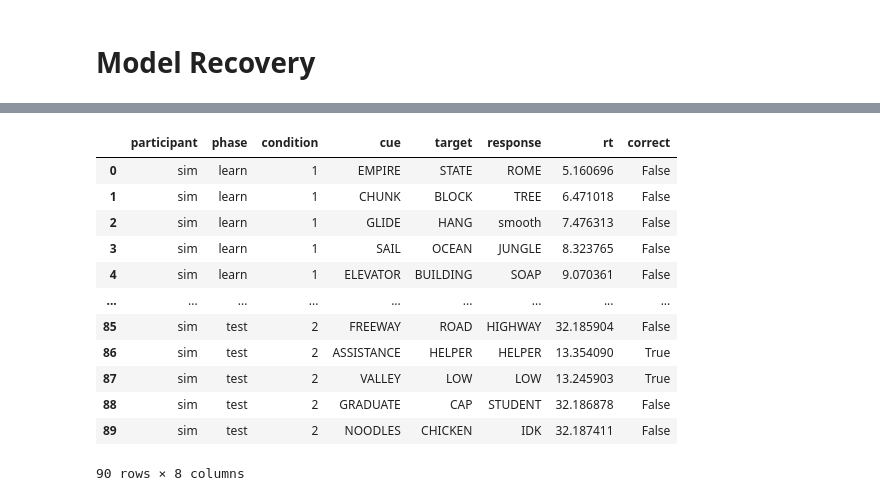
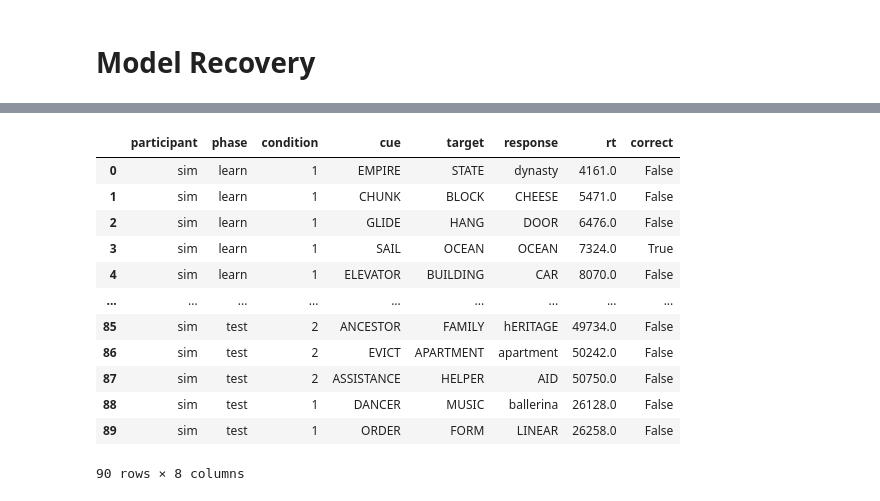
Before and after one commit to UWCCDL/Bridget, a Jupyter notebook: LLerror.ipynb, the cells around one changed output, grey strips where cells are left out. Cells and saved outputs as stored; diff of their text form; code cells hidden in the pictures.

Commit message:
get elab sim to work

```diff
--- a/LLerror.ipynb
+++ b/LLerror.ipynb
@@ -304,7 +304,6 @@ def rtProb(activation, s, ter, rt=None):
   rts = [responsetime((activation - x), ter) for x in noise]
   prob = dist.pdf(noise)
   rtprob = {rts[i]:prob[i]for i in range(len(noise))}
-  plt.plot(rts, prob)
   if rt:
     val = min(rtprob.keys(), key=lambda x: abs(x - (rt/1000)))
     return rtprob[val]
@@ -318,7 +316,7 @@ rtProb(3, 1, 1, rt = 5030)
 # %% [markdown]
 ## Elaborative Model
 # %%
-def LLelabRT(alldata, ppt, decay, temp, ter, mas = 1.6):
+def LLelabRT(alldata, decay, temp, ter, ppt='sim', mas = 1.6):
     """For each trial, calculate the probability of that response, sum the log likelihoods, and update the values"""
     data = alldata[alldata.participant == ppt]
 
@@ -393,7 +391,6 @@ def LLelabRT(alldata, ppt, decay, temp, ter, mas = 1.6):
       else:
         resp_activation = activation(DM[cue][response], time, decay)
 
-
       prob_rt = rtProb(resp_activation, temp, ter, rt=rt)
 
       # Sum up the LLs
@@ -731,6 +726,7 @@ def learning_phase(alldata, pairs, errors, study, decay, temp, ter):
 
           # calculate response time
           response_time = responsetime(activation(DM[cue][response], time, decay), ter)
+          response_time = round(response_time *1000, 0)
 
           # update dataframe
           dataframe += [['sim', 'learn', 1, cue, pairs[cue], response, response_time, pairs[cue] == response]]
@@ -749,7 +745,7 @@ def learning_phase(alldata, pairs, errors, study, decay, temp, ter):
     time += 300 # time for distractor phase
     return DM, dataframe, errorResp, time
 # %%
-def simulate_data_elab(alldata, decay, temp, ter, mas = 1.6):
+def simulate_data_elab(alldata, decay=0.5, temp=1, ter=1, mas = 1.6):
     # create a list of error items
     errors = alldata[alldata.condition == 1].cue.unique().tolist()
     # create a list of study items
@@ -768,8 +764,11 @@ def simulate_data_elab(alldata, decay, temp, ter, mas = 1.6):
 
     DM, dataframe, errors, time = learning_phase(alldata, pairs, errors, study, decay, temp, ter)
 
+    # shuffle cue words
+    cue_shuffled = list(pairs.keys())
+    random.shuffle(cue_shuffled)
     # testing phase
-    for cue in pairs.keys():
+    for cue in cue_shuffled:
       condition = 1 if cue in errors else 2
       options = DM[cue].keys()
 
@@ -790,6 +789,7 @@ def simulate_data_elab(alldata, decay, temp, ter, mas = 1.6):
         resp_activation = activation(DM[cue][response], time, decay)
 
       response_time = responsetime(resp_activation, ter=ter)
+      response_time = round(response_time *1000, 0)
 
       dataframe += [['sim', 'test', condition, cue, pairs[cue], response, response_time, pairs[cue]==response]]
 
@@ -801,21 +817,21 @@ def simulate_data_elab(alldata, decay, temp, ter, mas = 1.6):
 # %%
 # test
 data = alldata
-data = simulate_data_elab(data, decay=0.5, temp=1, ter=2)
+data = simulate_data_elab(data)
 data
 # %% [output]
 |  | participant | phase | condition | cue | target | response | rt | correct |
-| 0 | sim | learn | 1 | EMPIRE | STATE | ROME | 5.160696 | False |
-| 1 | sim | learn | 1 | CHUNK | BLOCK | TREE | 6.471018 | False |
-| 2 | sim | learn | 1 | GLIDE | HANG | smooth | 7.476313 | False |
-| 3 | sim | learn | 1 | SAIL | OCEAN | JUNGLE | 8.323765 | False |
-| 4 | sim | learn | 1 | ELEVATOR | BUILDING | SOAP | 9.070361 | False |
+| 0 | sim | learn | 1 | EMPIRE | STATE | dynasty | 4161.0 | False |
+| 1 | sim | learn | 1 | CHUNK | BLOCK | CHEESE | 5471.0 | False |
+| 2 | sim | learn | 1 | GLIDE | HANG | DOOR | 6476.0 | False |
+| 3 | sim | learn | 1 | SAIL | OCEAN | OCEAN | 7324.0 | True |
+| 4 | sim | learn | 1 | ELEVATOR | BUILDING | CAR | 8070.0 | False |
 | ... | ... | ... | ... | ... | ... | ... | ... | ... |
-| 85 | sim | test | 2 | FREEWAY | ROAD | HIGHWAY | 32.185904 | False |
-| 86 | sim | test | 2 | ASSISTANCE | HELPER | HELPER | 13.354090 | True |
-| 87 | sim | test | 2 | VALLEY | LOW | LOW | 13.245903 | True |
-| 88 | sim | test | 2 | GRADUATE | CAP | STUDENT | 32.186878 | False |
-| 89 | sim | test | 2 | NOODLES | CHICKEN | IDK | 32.187411 | False |
+| 85 | sim | test | 2 | ANCESTOR | FAMILY | hERITAGE | 49734.0 | False |
+| 86 | sim | test | 2 | EVICT | APARTMENT | apartment | 50242.0 | False |
+| 87 | sim | test | 2 | ASSISTANCE | HELPER | AID | 50750.0 | False |
+| 88 | sim | test | 1 | DANCER | MUSIC | ballerina | 26128.0 | False |
+| 89 | sim | test | 1 | ORDER | FORM | LINEAR | 26258.0 | False |
 90 rows × 8 columns
 # %%
 opt.minimize(vLLelab, x0 = [0.5, 1, 1], method = "Powell", bounds=[[0.01, 2], [0, 2], [0.1, 2]])
```
Also changed, not shown: parts of 5 cells of this notebook.
